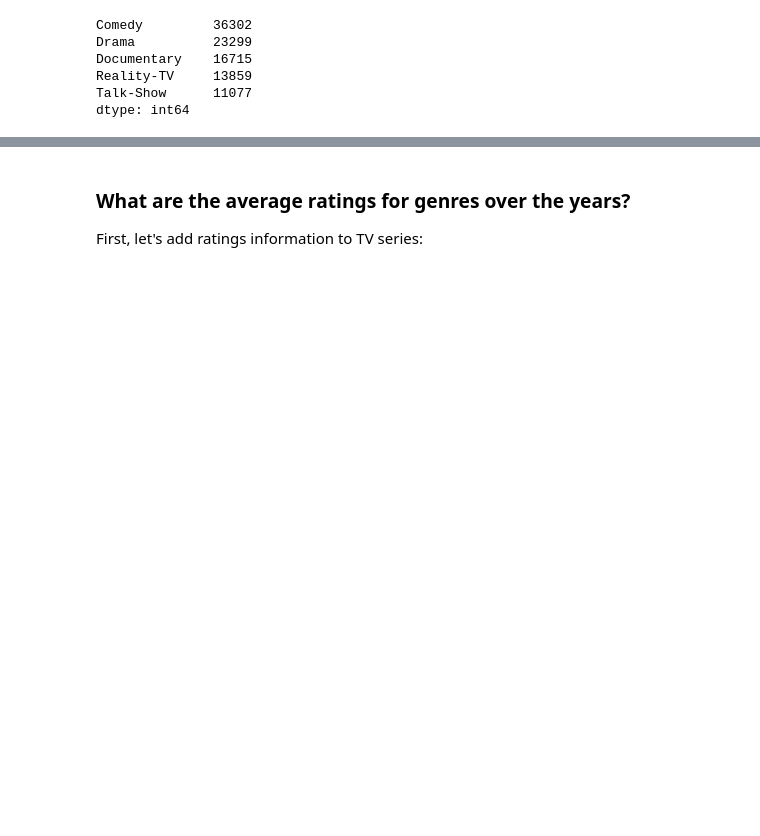
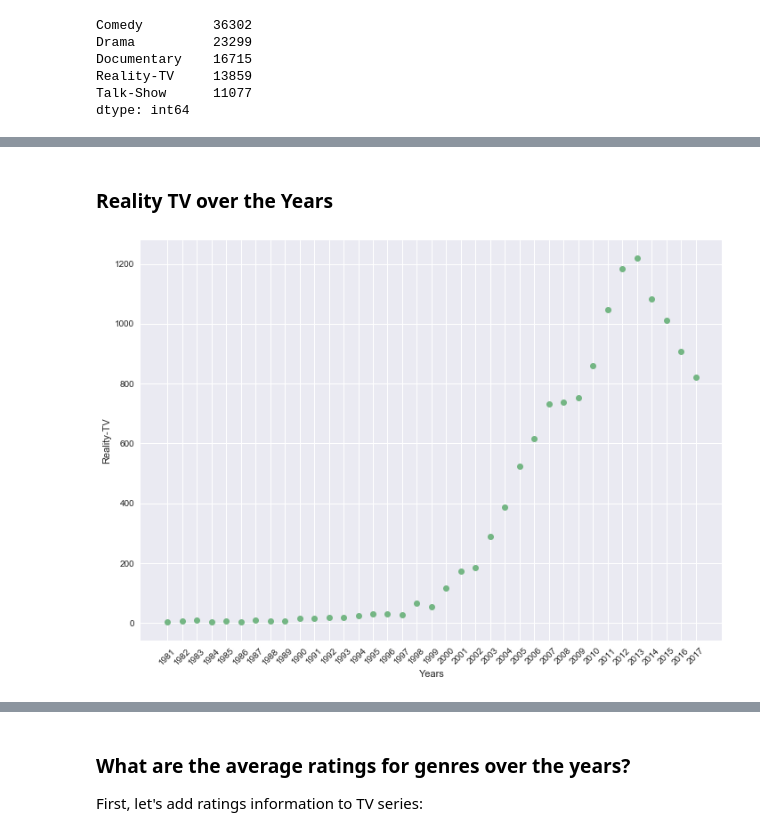
Before and after one commit to shuaibiyy/imdb, a Jupyter notebook: imdb.ipynb, the cells around one changed output, grey strips where cells are left out. Cells and saved outputs as stored; diff of their text form; code cells hidden in the pictures; blank space fills up the shorter version.

```diff
--- a/imdb.ipynb
+++ b/imdb.ipynb
@@ -178,0 +220,6 @@ Plot of genre ratios across all TV series ever made:
+# %% [markdown]
+### Reality TV over the Years
+# %%
+plot_genre('Reality-TV')
+# %% [output]
+[figure, added]
```
Also changed, not shown: parts of 18 cells of this notebook.
